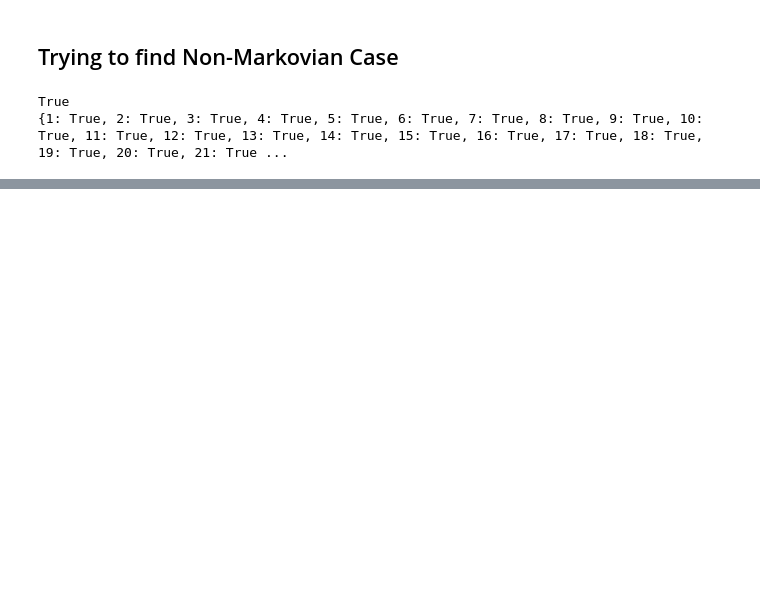
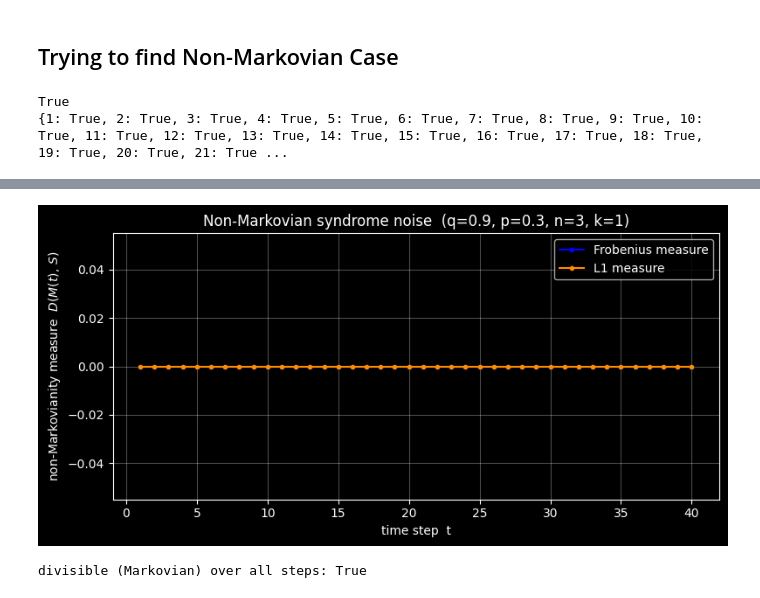
Before and after one commit to YommoY-official/MPQMasters, a Jupyter notebook: non_markovian_measure/non_markovian_measure.ipynb, the cells around one changed output, grey strips where cells are left out. Cells and saved outputs as stored; diff of their text form; code cells hidden in the pictures; blank space fills up the shorter version.

Commit message:
added non markovian error models

```diff
--- a/non_markovian_measure/non_markovian_measure.ipynb
+++ b/non_markovian_measure/non_markovian_measure.ipynb
@@ -450,0 +449,54 @@ nan
+# %%
+# ---- Non-Markovian (temporally correlated) syndrome errors, no physical errors ----
+# Syndrome-error model:  e_t = e_{t-1}  with probability q,
+#                        else freshly drawn from an i.i.d. bit-flip(p) distribution.
+# The physical channel is PERFECT (no data errors), so every bit of logical
+# dynamics comes from the temporally correlated syndrome-measurement noise.
+from error_models import perfect_physical_error, make_non_markovian_syndrome_kernel
+from measures import stochastic_distance, l1_stochastic_distance
+
+q    = 0.9      # probability the syndrome error repeats the previous step (memory)
+p    = 0.3      # bit-flip parameter of the fresh-draw distribution
+Tmax = 40
+
+code_nm = ClassicalCode(np.array([[1, 1, 0],
+                                   [0, 1, 1]]))         # swap in any code here
+kernel  = make_non_markovian_syndrome_kernel(code_nm, q, p)
+channel = LogicalChannel(code_nm, Tmax, q,
+                         p_error=perfect_physical_error,   # no physical errors
+                         syndrome_kernel=kernel)           # correlated syndrome noise
+
+A         = [channel.stochastic_matrix(t) for t in range(Tmax + 1)]
+ts        = list(range(1, Tmax + 1))
+divisible = channel.is_divisible()
+
+measure_frob, measure_l1 = [], []
+for t in ts:
+    try:
+        M = A[t] @ np.linalg.inv(A[t - 1])
+    except np.linalg.LinAlgError:
+        measure_frob.append(np.nan)
+        measure_l1.append(np.nan)
+    else:
+        measure_frob.append(stochastic_distance(M))
+        measure_l1.append(l1_stochastic_distance(M))
+
+plt.figure(figsize=(8, 4))
+plt.plot(ts, measure_frob, marker='o', ms=3, color='blue',       label='Frobenius measure')
+plt.plot(ts, measure_l1,   marker='o', ms=3, color='darkorange', label='L1 measure')
+for t in ts:
+    if not divisible[1][t]:
+        plt.axvline(t, color='r', alpha=0.3)
+plt.xlabel('time step  t')
+plt.ylabel(r'non-Markovianity measure  $D(M(t),\,S)$')
+plt.title(f'Non-Markovian syndrome noise  '
+          f'(q={q}, p={p}, n={code_nm.n}, k={code_nm.k})')
+plt.legend()
+plt.grid(alpha=0.3)
+plt.tight_layout()
+plt.show()
+
+print('divisible (Markovian) over all steps:', divisible[0])
+# %% [output]
+[figure, added]
+divisible (Markovian) over all steps: True
```
Also changed, not shown: parts of 15 cells of this notebook, 2 other files.
